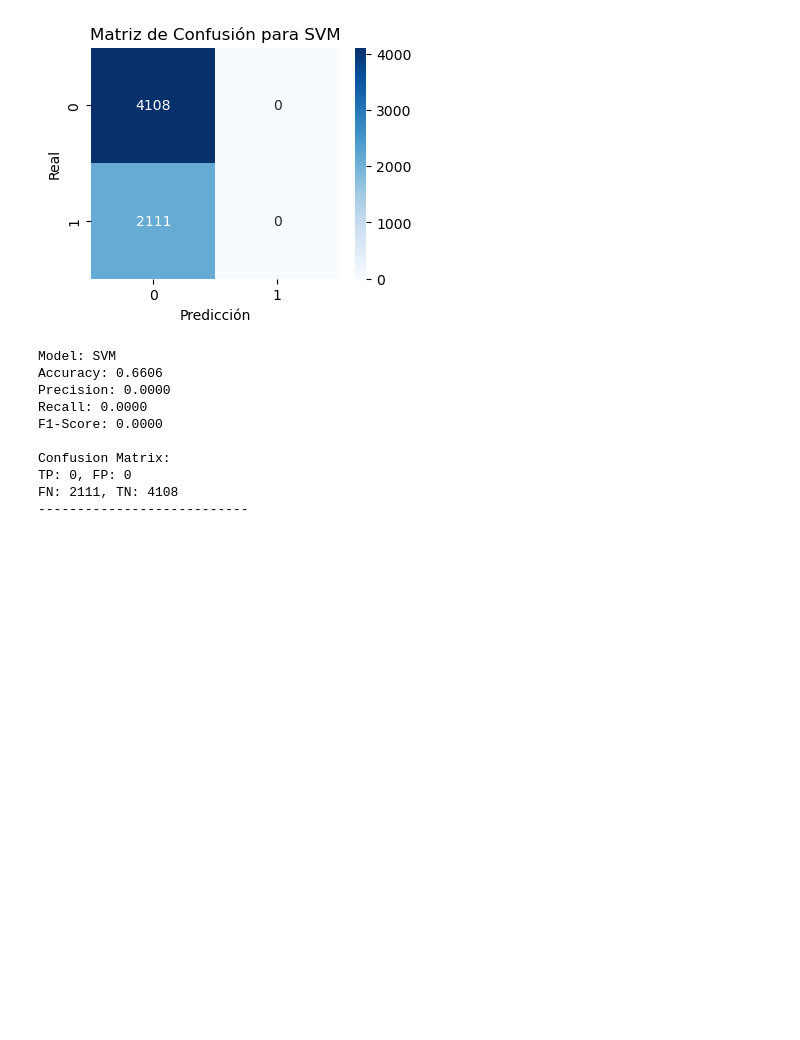
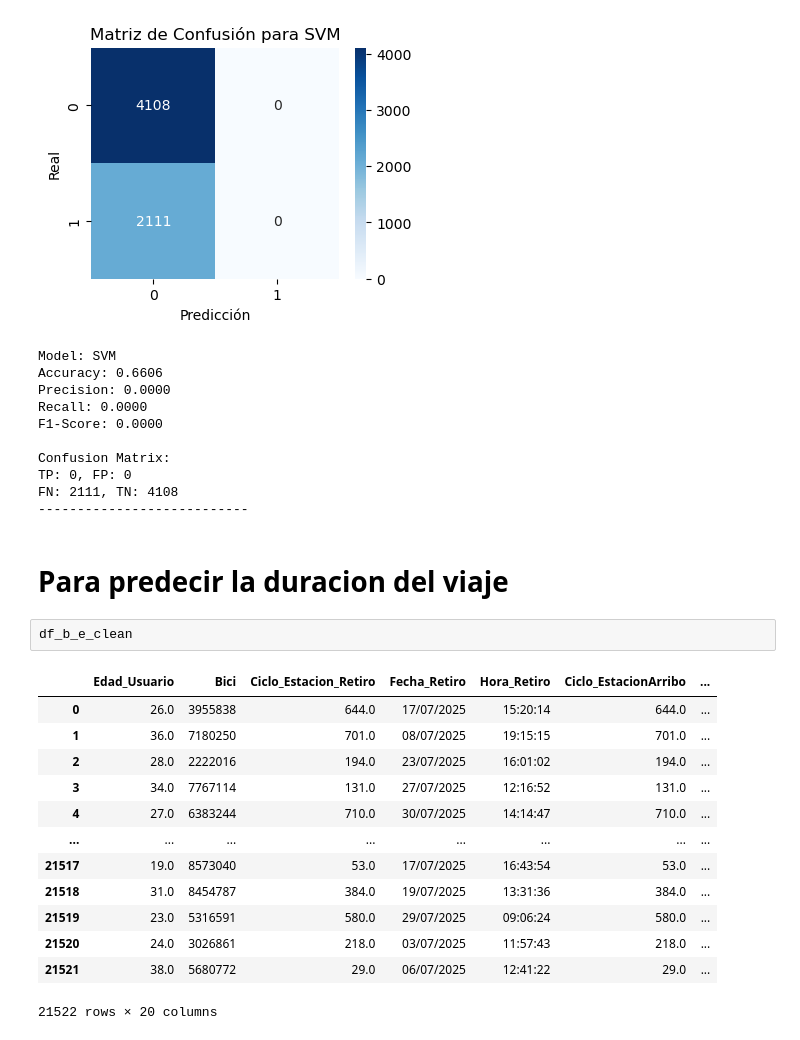
Before and after one commit to LeriAx75/AI_M2, a Jupyter notebook: ecobici analisis/ecobici.ipynb, the cells around one changed output. Saved outputs shown, nothing was run; the diff lists cells and outputs as text; blank space fills up the shorter version.

```diff
--- a/ecobici analisis/ecobici.ipynb
+++ b/ecobici analisis/ecobici.ipynb
@@ -540,3 +540,21 @@ Confusion Matrix:
 TP: 0, FP: 0
 FN: 2111, TN: 4108
 ---------------------------
+# %% [markdown]
+# Para predecir la duracion del viaje
+# %%
+df_b_e_clean
+# %% [output]
+|  | Edad_Usuario | Bici | Ciclo_Estacion_Retiro | Fecha_Retiro | Hora_Retiro | Ciclo_EstacionArribo | ... |
+| 0 | 26.0 | 3955838 | 644.0 | 17/07/2025 | 15:20:14 | 644.0 | ... |
+| 1 | 36.0 | 7180250 | 701.0 | 08/07/2025 | 19:15:15 | 701.0 | ... |
+| 2 | 28.0 | 2222016 | 194.0 | 23/07/2025 | 16:01:02 | 194.0 | ... |
+| 3 | 34.0 | 7767114 | 131.0 | 27/07/2025 | 12:16:52 | 131.0 | ... |
+| 4 | 27.0 | 6383244 | 710.0 | 30/07/2025 | 14:14:47 | 710.0 | ... |
+| ... | ... | ... | ... | ... | ... | ... | ... |
+| 21517 | 19.0 | 8573040 | 53.0 | 17/07/2025 | 16:43:54 | 53.0 | ... |
+| 21518 | 31.0 | 8454787 | 384.0 | 19/07/2025 | 13:31:36 | 384.0 | ... |
+| 21519 | 23.0 | 5316591 | 580.0 | 29/07/2025 | 09:06:24 | 580.0 | ... |
+| 21520 | 24.0 | 3026861 | 218.0 | 03/07/2025 | 11:57:43 | 218.0 | ... |
+| 21521 | 38.0 | 5680772 | 29.0 | 06/07/2025 | 12:41:22 | 29.0 | ... |
+21522 rows × 20 columns
```
Also changed, not shown: parts of 8 cells of this notebook, 1 other file.
